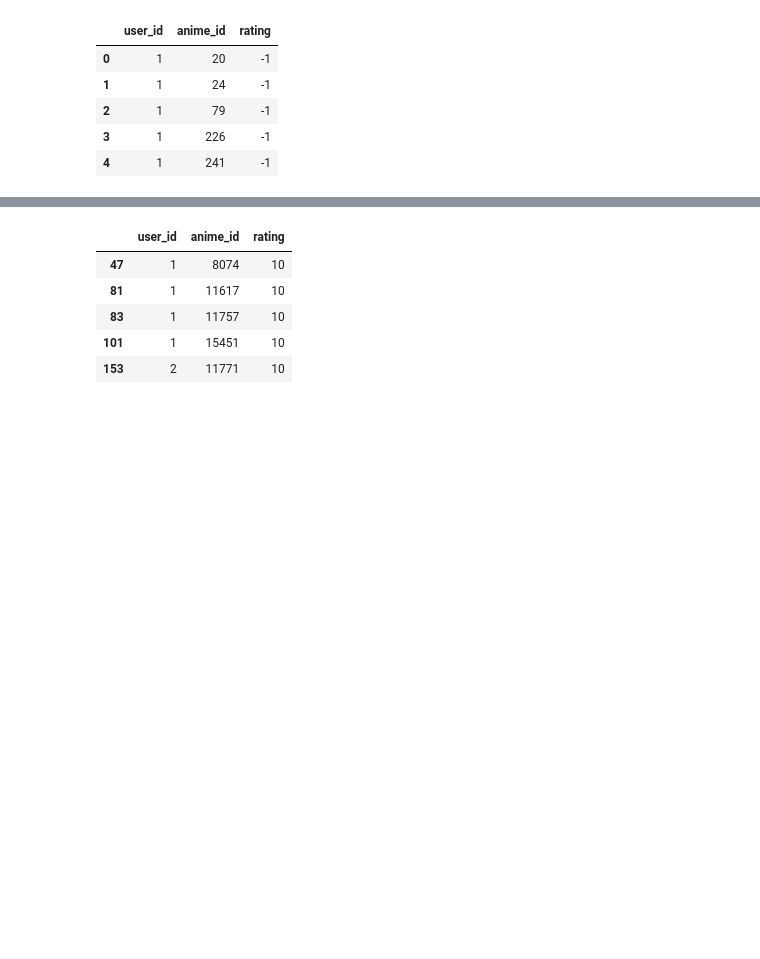
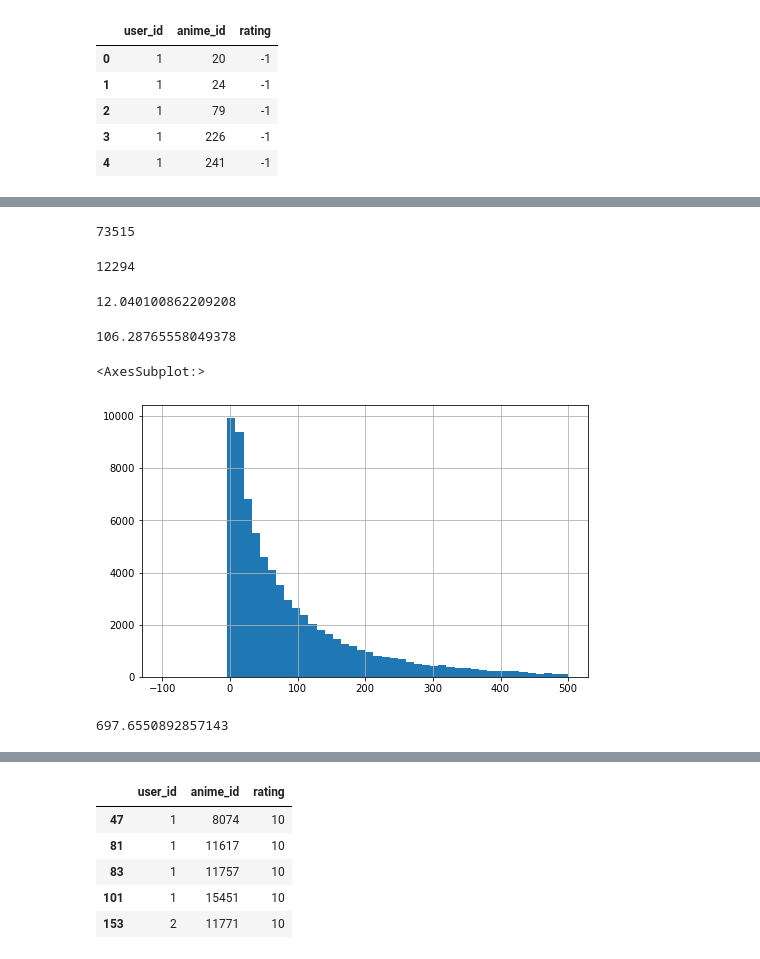
Before and after one commit to bislerium/rs-cf-ub-knn, a Jupyter notebook: Anime Recommendation System.ipynb, the cells around one changed output, grey strips where cells are left out. Saved outputs shown, nothing was run; the diff lists cells and outputs as text; code cells hidden in the pictures; blank space fills up the shorter version.

```diff
--- a/Anime Recommendation System.ipynb
+++ b/Anime Recommendation System.ipynb
@@ -7,4 +21,4 @@ from sklearn.neighbors import NearestNeighbors
 # %%
 DIR = 'datasets/'
-anime = pd.read_csv(DIR + "anime.csv")
-rating = pd.read_csv(DIR + "rating.csv")
+anime = pd.read_csv(DIR + "anime.csv", dtype= { 'anime_id': int, 'members': int}, encoding='utf-8-sig')
+rating = pd.read_csv(DIR + "rating.csv", dtype = int)
@@ -28,0 +93,28 @@ rating.head()
+# %%
+len(rating['user_id'].unique()) # number of users
+# %% [output]
+73515
+# %%
+len(anime['anime_id'].unique()) # number of unique animes in anime DF
+# %% [output]
+12294
+# %%
+episodes = pd.to_numeric(anime['episodes'], errors='coerce').fillna(0) # average number of episodes in anime
+statistics.mean(episodes.tolist())
+# %% [output]
+12.040100862209208
+# %%
+anime_watched_per_user = rating.groupby('user_id')['rating'].count() # average number of anime rated per user
+statistics.mean(anime_watched_per_user.tolist())
+# %% [output]
+106.28765558049378
+# %%
+anime_watched_per_user.hist(bins=50, range=(-100,500), figsize=(8,5)) # Histogram on distribution of anime-watch per user
+# %% [output]
+<AxesSubplot:>
+[figure, added]
+# %%
+ratings_per_anime = rating.groupby('anime_id')['rating'].count()
+statistics.mean(ratings_per_anime.tolist()) #average rating per anime
+# %% [output]
+697.6550892857143
```
Also changed, not shown: parts of 56 cells of this notebook.
